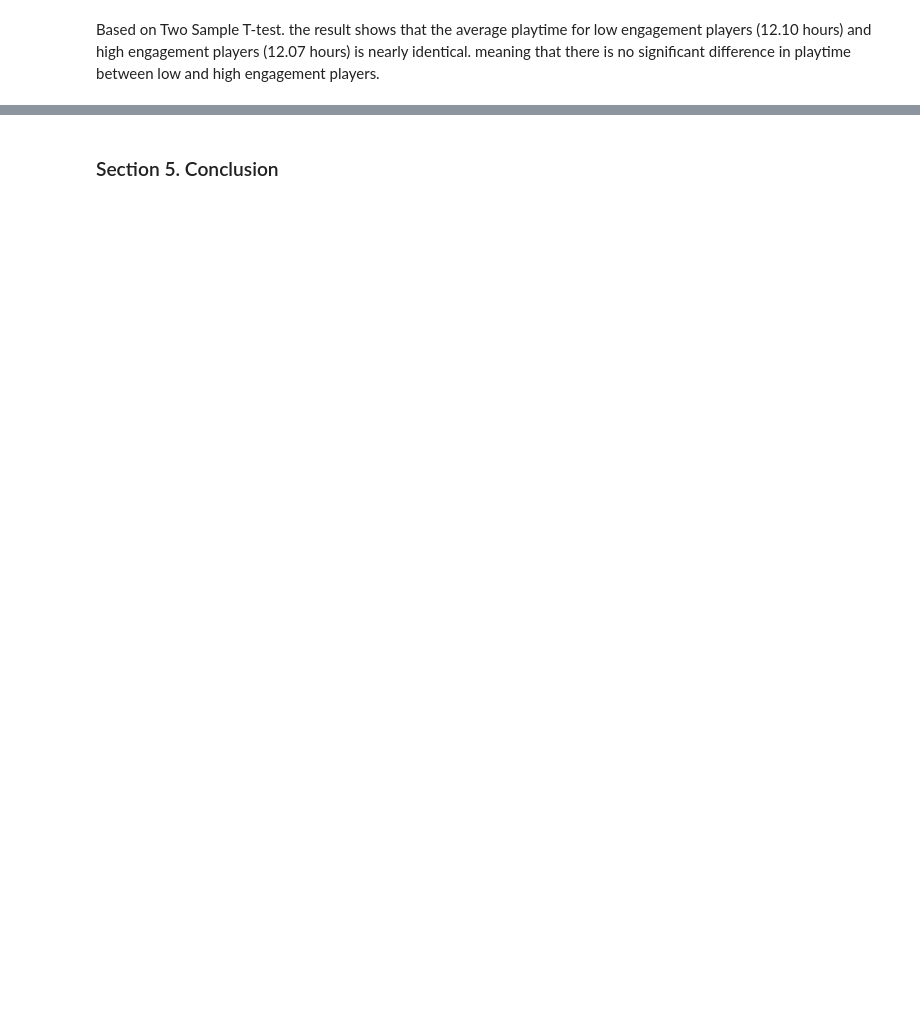
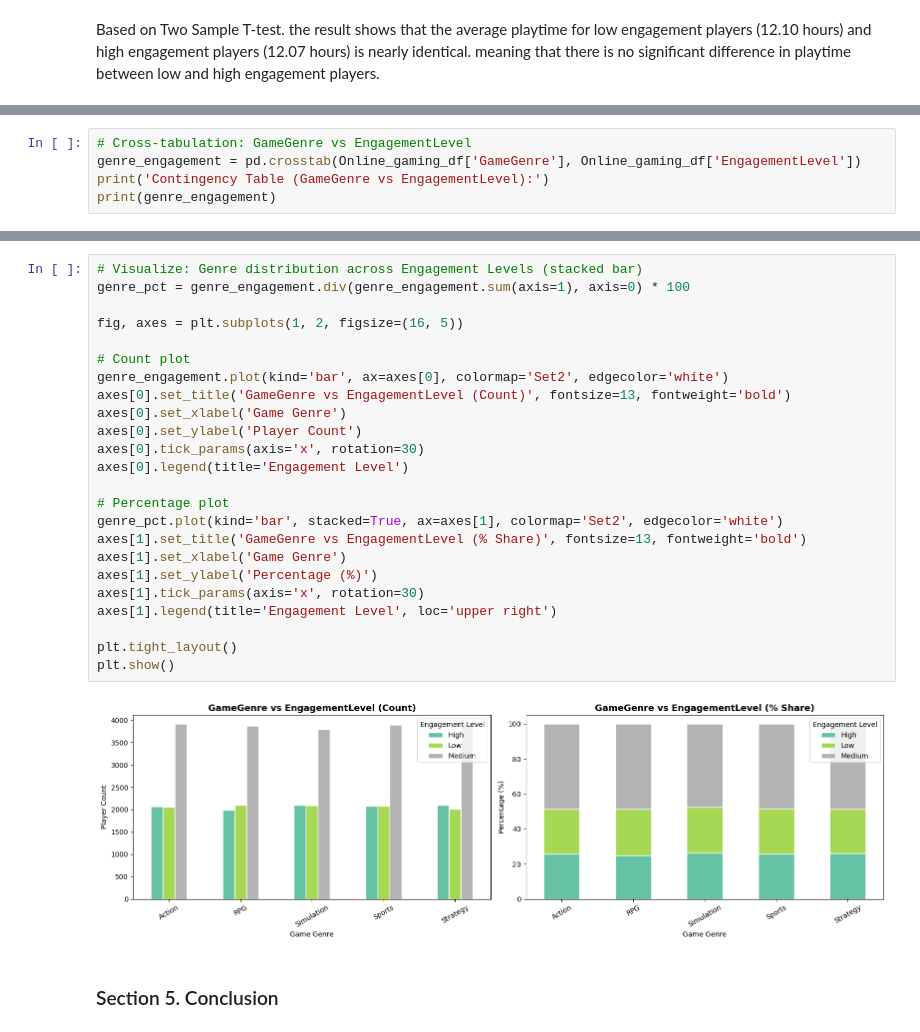
Before and after one commit to lTsumetai/Online-Gaming-Behavior-Player-Retention, a Jupyter notebook: Player Retention.ipynb, the cells around one changed output, grey strips where cells are left out. Drawn from its saved outputs; the diff is of its cells as text; blank space fills up the shorter version.

```diff
--- a/Player Retention.ipynb
+++ b/Player Retention.ipynb
@@ -284,0 +326,5 @@ Based on Two Sample T-test. the result shows that the average playtime for low e
+# %%
+# Cross-tabulation: GameGenre vs EngagementLevel
+genre_engagement = pd.crosstab(Online_gaming_df['GameGenre'], Online_gaming_df['EngagementLevel'])
+print('Contingency Table (GameGenre vs EngagementLevel):')
+print(genre_engagement)
@@ -285,2 +358,28 @@ Based on Two Sample T-test. the result shows that the average playtime for low e
+# %%
+# Visualize: Genre distribution across Engagement Levels (stacked bar)
+genre_pct = genre_engagement.div(genre_engagement.sum(axis=1), axis=0) * 100
+
+fig, axes = plt.subplots(1, 2, figsize=(16, 5))
+
+# Count plot
+genre_engagement.plot(kind='bar', ax=axes[0], colormap='Set2', edgecolor='white')
+axes[0].set_title('GameGenre vs EngagementLevel (Count)', fontsize=13, fontweight='bold')
+axes[0].set_xlabel('Game Genre')
+axes[0].set_ylabel('Player Count')
+axes[0].tick_params(axis='x', rotation=30)
+axes[0].legend(title='Engagement Level')
+
+# Percentage plot
+genre_pct.plot(kind='bar', stacked=True, ax=axes[1], colormap='Set2', edgecolor='white')
+axes[1].set_title('GameGenre vs EngagementLevel (% Share)', fontsize=13, fontweight='bold')
+axes[1].set_xlabel('Game Genre')
+axes[1].set_ylabel('Percentage (%)')
+axes[1].tick_params(axis='x', rotation=30)
+axes[1].legend(title='Engagement Level', loc='upper right')
+
+plt.tight_layout()
+plt.show()
+# %% [output]
+[figure, added]
 # %% [markdown]
 ### Section 5. Conclusion
```
Also changed, not shown: parts of 8 cells of this notebook.
